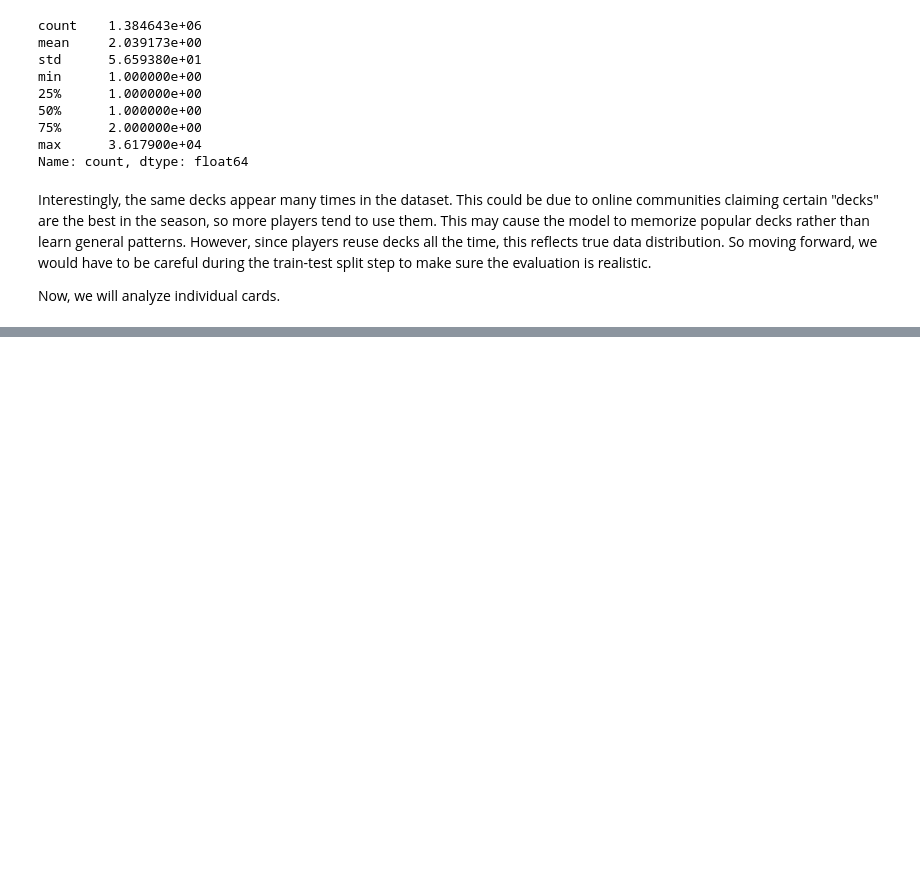
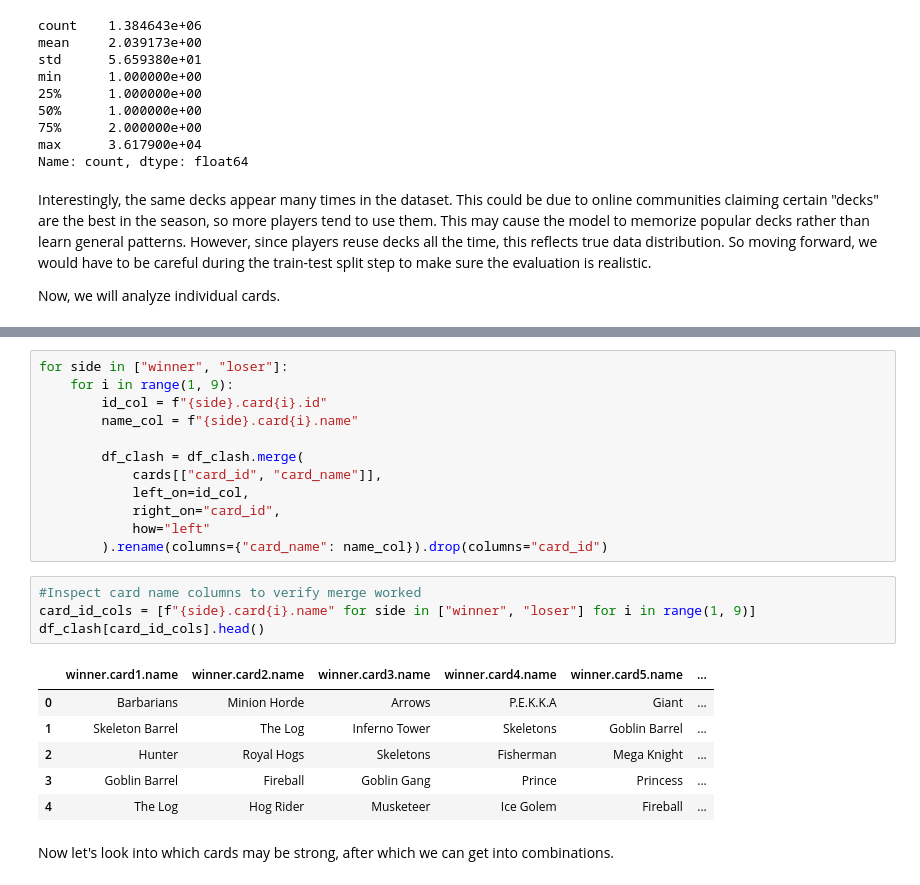
Before and after one commit to juliameylu/ClashRoyaleML, a Jupyter notebook: notebooks/ClashRoyaleEDA.ipynb, the cells around one changed output, grey strips where cells are left out. Drawn from its saved outputs; the diff is of its cells as text; blank space fills up the shorter version.

```diff
--- a/notebooks/ClashRoyaleEDA.ipynb
+++ b/notebooks/ClashRoyaleEDA.ipynb
@@ -299,0 +341,25 @@ Now, we will analyze individual cards.
+# %%
+for side in ["winner", "loser"]:
+    for i in range(1, 9):
+        id_col = f"{side}.card{i}.id"
+        name_col = f"{side}.card{i}.name"
+
+        df_clash = df_clash.merge(
+            cards[["card_id", "card_name"]],
+            left_on=id_col,
+            right_on="card_id",
+            how="left"
+        ).rename(columns={"card_name": name_col}).drop(columns="card_id")
+# %%
+#Inspect card name columns to verify merge worked
+card_id_cols = [f"{side}.card{i}.name" for side in ["winner", "loser"] for i in range(1, 9)]
+df_clash[card_id_cols].head()
+# %% [output]
+|  | winner.card1.name | winner.card2.name | winner.card3.name | winner.card4.name | winner.card5.name | ... |
+| 0 | Barbarians | Minion Horde | Arrows | P.E.K.K.A | Giant | ... |
+| 1 | Skeleton Barrel | The Log | Inferno Tower | Skeletons | Goblin Barrel | ... |
+| 2 | Hunter | Royal Hogs | Skeletons | Fisherman | Mega Knight | ... |
+| 3 | Goblin Barrel | Fireball | Goblin Gang | Prince | Princess | ... |
+| 4 | The Log | Hog Rider | Musketeer | Ice Golem | Fireball | ... |
+# %% [markdown]
+Now let's look into which cards may be strong, after which we can get into combinations.
```
Also changed, not shown: parts of 10 cells of this notebook.
